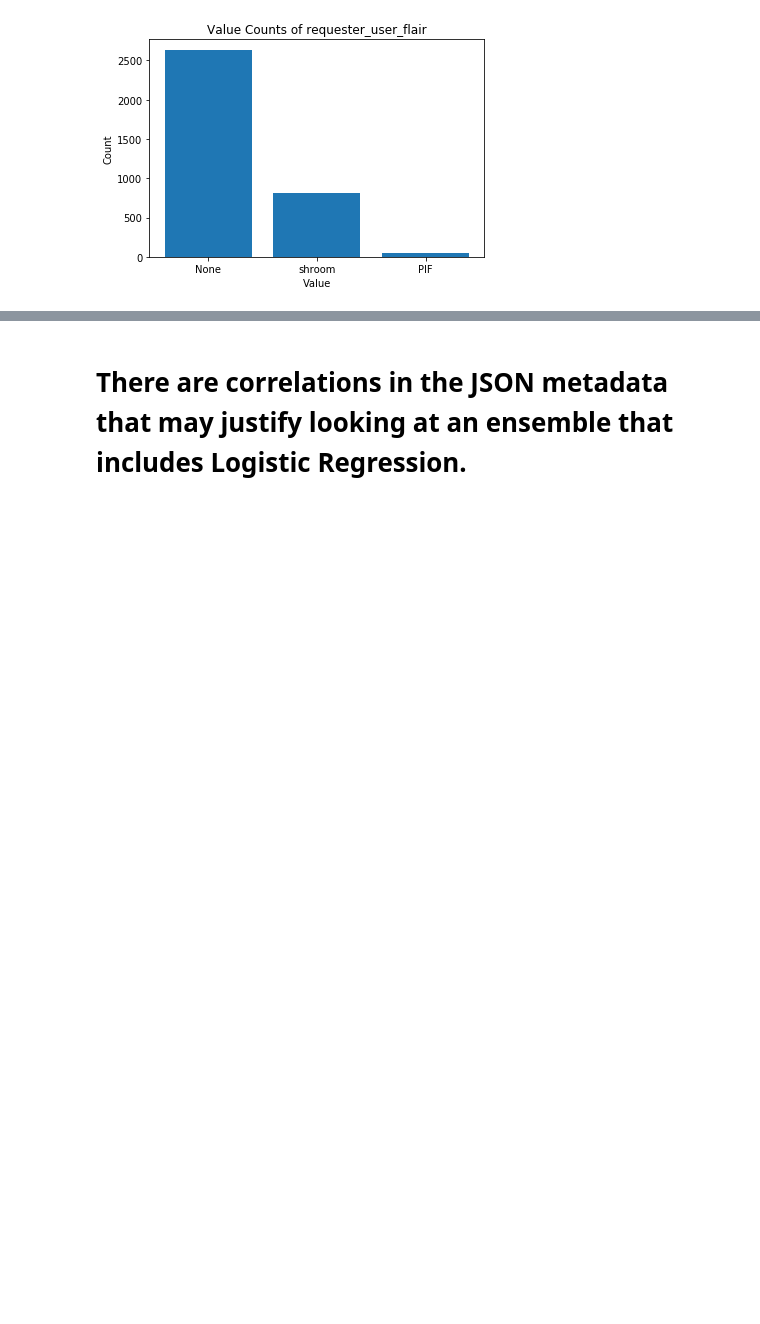
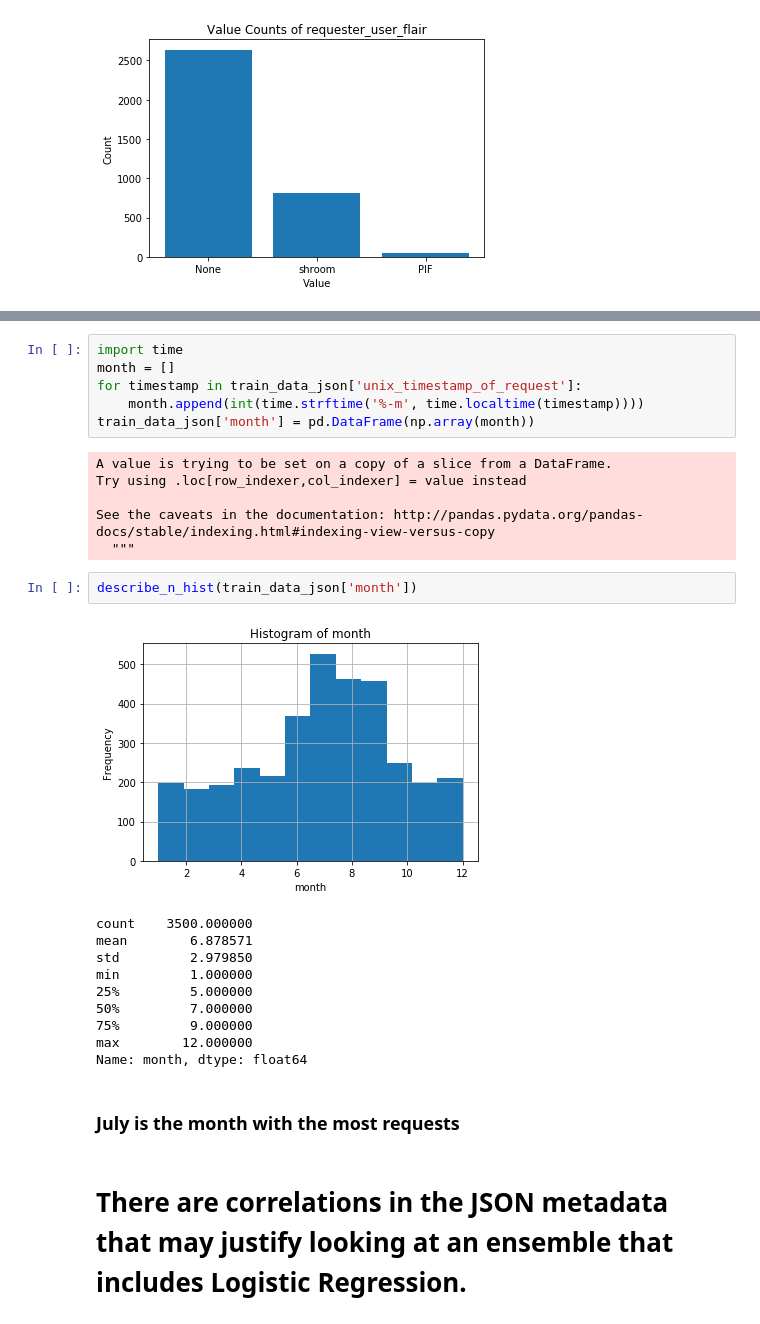
Before and after one commit to gkarnataki/w207-final-project, a Jupyter notebook: raop_correlations.ipynb, the cells around one changed output, grey strips where cells are left out. Drawn from its saved outputs; the diff is of its cells as text; blank space fills up the shorter version.

```diff
--- a/raop_correlations.ipynb
+++ b/raop_correlations.ipynb
@@ -317,3 +344,30 @@ plt.show()
+# %%
+import time
+month = []
+for timestamp in train_data_json['unix_timestamp_of_request']:
+    month.append(int(time.strftime('%-m', time.localtime(timestamp))))
+train_data_json['month'] = pd.DataFrame(np.array(month))
+# %% [output]
+A value is trying to be set on a copy of a slice from a DataFrame.
+Try using .loc[row_indexer,col_indexer] = value instead
+
+See the caveats in the documentation: http://pandas.pydata.org/pandas-docs/stable/indexing.html#indexing-view-versus-copy
+  """
+# %%
+describe_n_hist(train_data_json['month'])
+# %% [output]
+[figure, added]
+count    3500.000000
+mean        6.878571
+std         2.979850
+min         1.000000
+25%         5.000000
+50%         7.000000
+75%         9.000000
+max        12.000000
+Name: month, dtype: float64
+# %% [markdown]
+### July is the month with the most requests
 # %% [markdown]
 # There are correlations in the JSON metadata that may justify looking at an ensemble that includes Logistic Regression.
 # %%
```
Also changed, not shown: parts of 9 cells of this notebook.
